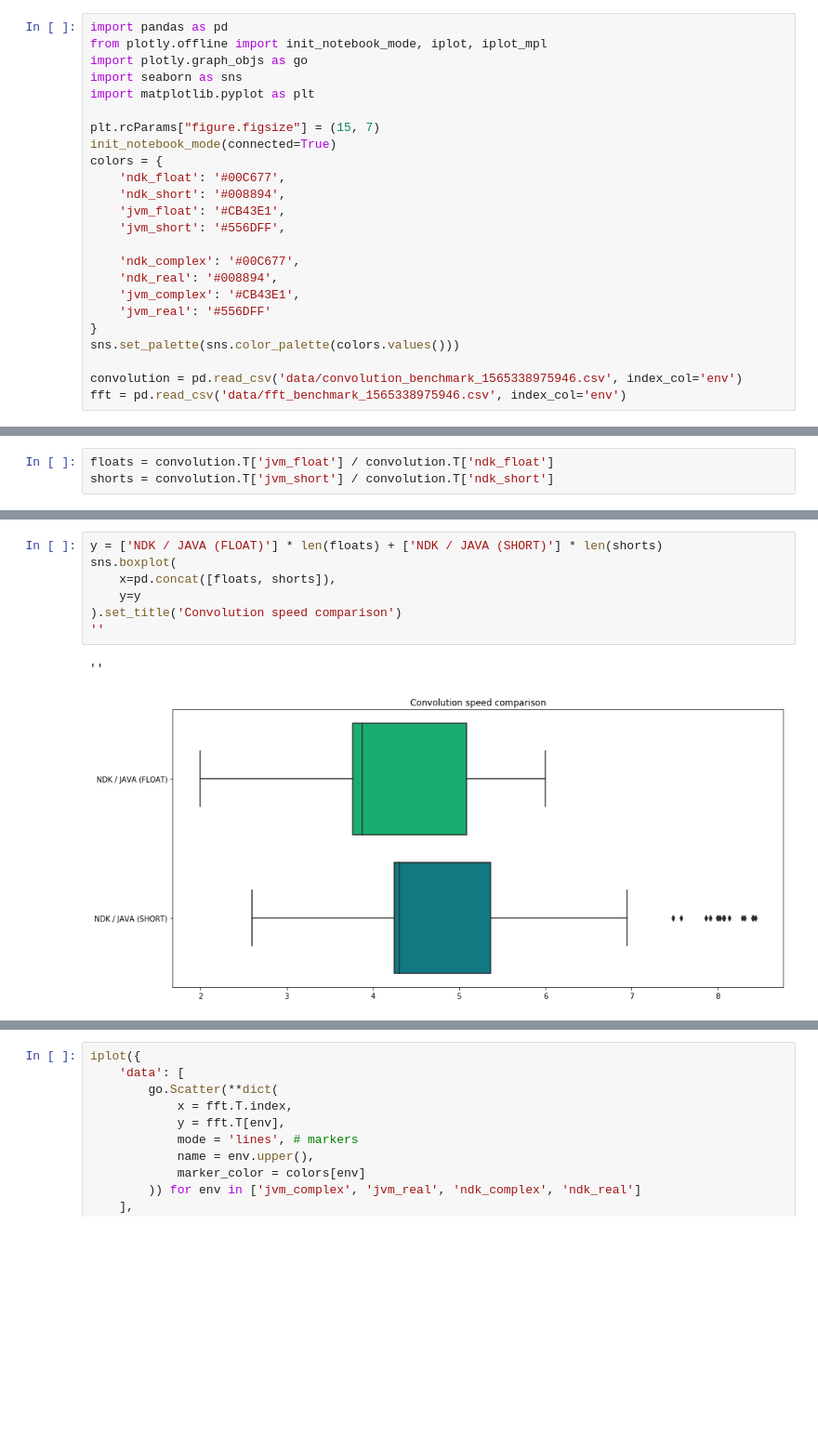
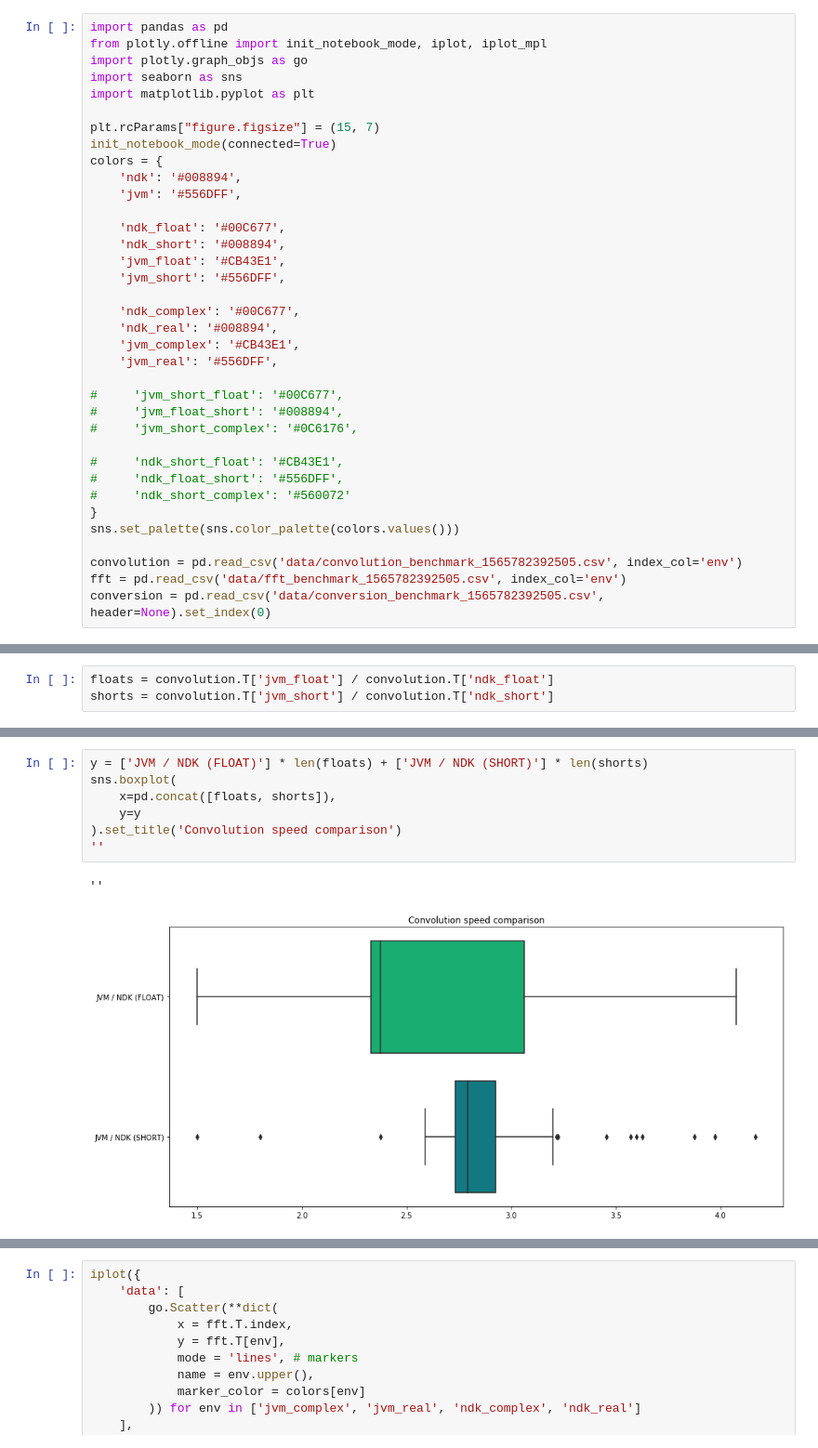
Before and after one commit to BelmY/SDRMS-sdr-mobile, a Jupyter notebook: benchmarks/notebooks/benchmarks.ipynb, the cells around one changed output, grey strips where cells are left out. Shown at 93% size. Saved outputs shown, nothing was run; the diff lists cells and outputs as text; blank space fills up the shorter version.

Commit message:
(#3) Update benchmark results and analysis notebooks.

```diff
--- a/benchmarks/notebooks/benchmarks.ipynb
+++ b/benchmarks/notebooks/benchmarks.ipynb
@@ -8,6 +8,9 @@ import matplotlib.pyplot as plt
 plt.rcParams["figure.figsize"] = (15, 7)
 init_notebook_mode(connected=True)
 colors = {
+    'ndk': '#008894',
+    'jvm': '#556DFF',
+
     'ndk_float': '#00C677',
     'ndk_short': '#008894',
     'jvm_float': '#CB43E1',
@@ -16,10 +19,19 @@ colors = {
     'ndk_complex': '#00C677',
     'ndk_real': '#008894',
     'jvm_complex': '#CB43E1',
-    'jvm_real': '#556DFF'
+    'jvm_real': '#556DFF',
+
+#     'jvm_short_float': '#00C677',
+#     'jvm_float_short': '#008894',
+#     'jvm_short_complex': '#0C6176',
+
+#     'ndk_short_float': '#CB43E1',
+#     'ndk_float_short': '#556DFF',
+#     'ndk_short_complex': '#560072'
 }
 sns.set_palette(sns.color_palette(colors.values()))
 
-convolution = pd.read_csv('data/convolution_benchmark_1565338975946.csv', index_col='env')
-fft = pd.read_csv('data/fft_benchmark_1565338975946.csv', index_col='env')
+convolution = pd.read_csv('data/convolution_benchmark_1565782392505.csv', index_col='env')
+fft = pd.read_csv('data/fft_benchmark_1565782392505.csv', index_col='env')
+conversion = pd.read_csv('data/conversion_benchmark_1565782392505.csv', header=None).set_index(0)
 # %% [markdown]
@@ -96,14 +110,14 @@ max        8.439998
 dtype: float64
 # %%
-y = ['NDK / JAVA (FLOAT)'] * len(floats) + ['NDK / JAVA (SHORT)'] * len(shorts)
+y = ['JVM / NDK (FLOAT)'] * len(floats) + ['JVM / NDK (SHORT)'] * len(shorts)
 sns.boxplot(
     x=pd.concat([floats, shorts]),
     y=y
 ).set_title('Convolution speed comparison')
 ''
 # %% [output]
 ''
-[figure, old version]
+[figure, new version]
 # %% [markdown]
 ## Summary
 
```
Also changed, not shown: parts of 16 cells of this notebook, 3 other files.
